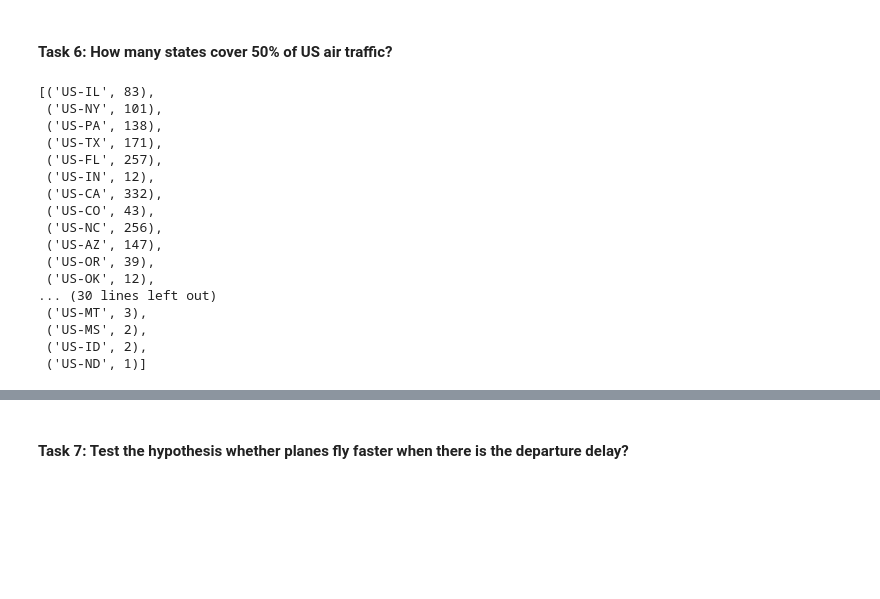
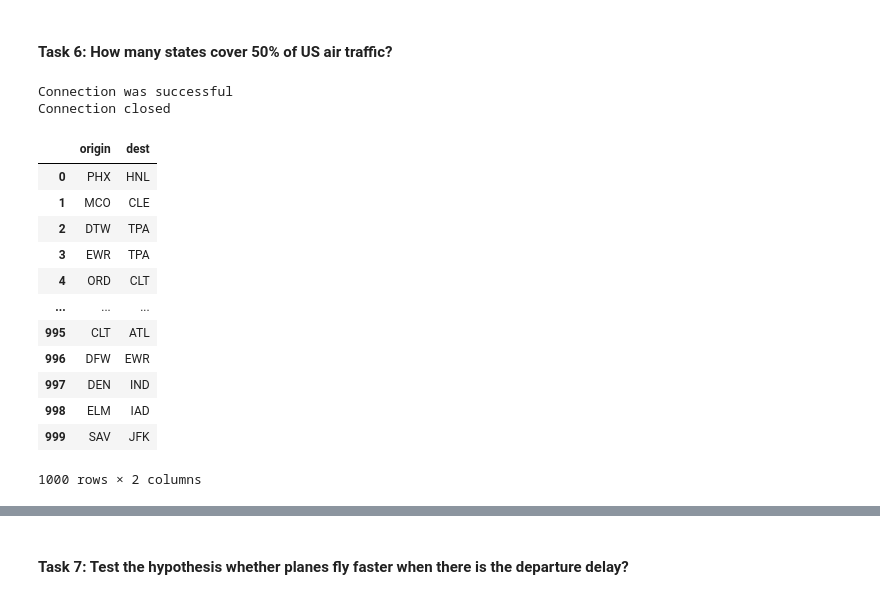
Before and after one commit to Richlorr/MidtermFlights, a Jupyter notebook: exploratory_analysis.ipynb, the cells around one changed output, grey strips where cells are left out. Cells and saved outputs as stored; diff of their text form; code cells hidden in the pictures; blank space fills up the shorter version.

```diff
--- a/exploratory_analysis.ipynb
+++ b/exploratory_analysis.ipynb
@@ -444,3 +427,32 @@ def get_region(IATA):
+# %%
+connection, cursor = open_connection(params)
+query1 = 'SELECT origin, dest FROM flights ORDER BY random() LIMIT 1000;'
+
+cursor.execute(query1)
+data = cursor.fetchall()
+
+connection.close()
+print('Connection closed')
+# %% [output]
+Connection was successful
+Connection closed
+# %%
+df2 = pd.DataFrame(data, columns=['origin','dest'])
+df2
+# %% [output]
+|  | origin | dest |
+| 0 | PHX | HNL |
+| 1 | MCO | CLE |
+| 2 | DTW | TPA |
+| 3 | EWR | TPA |
+| 4 | ORD | CLT |
+| ... | ... | ... |
+| 995 | CLT | ATL |
+| 996 | DFW | EWR |
+| 997 | DEN | IND |
+| 998 | ELM | IAD |
+| 999 | SAV | JFK |
+1000 rows × 2 columns
 # %%
 state_count = Counter()
 
@@ -452,24 +464,2 @@ for IATA in df['dest']:
     state = airports[airports['iata_code']==IATA]['iso_region'].values[0]
     state_count[state] += 1
-# %%
-del state_count['PR-U-A'] # Puerto Rico (unincorporated US territory)
-del state_count['VI-U-A'] # US Virgin Islands (unincorporated US territory)
-list(state_count.items())
-# %% [output]
-[('US-IL', 83),
- ('US-NY', 101),
- ('US-PA', 138),
- ('US-TX', 171),
- ('US-FL', 257),
- ('US-IN', 12),
- ('US-CA', 332),
- ('US-CO', 43),
- ('US-NC', 256),
- ('US-AZ', 147),
- ('US-OR', 39),
- ('US-OK', 12),
-... (30 lines left out)
- ('US-MT', 3),
- ('US-MS', 2),
- ('US-ID', 2),
- ('US-ND', 1)]
```
Also changed, not shown: parts of 20 cells of this notebook.
